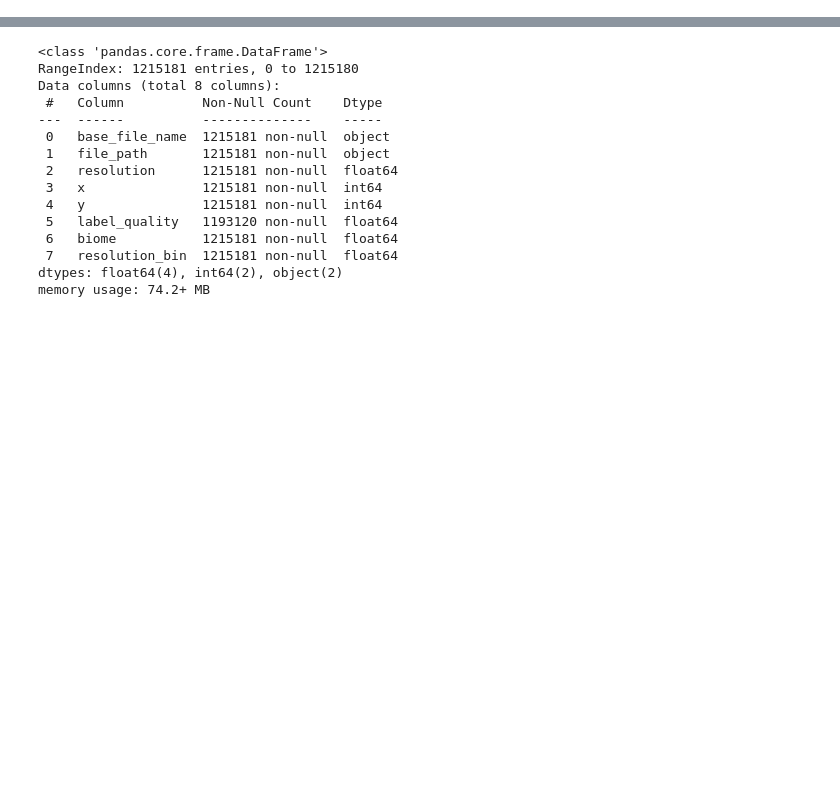
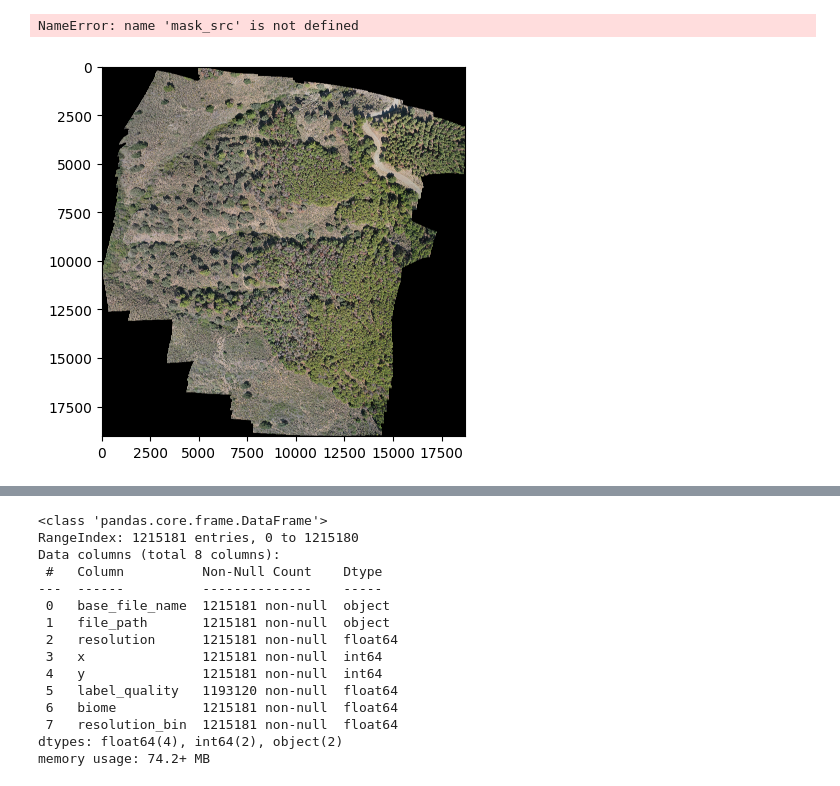
Before and after one commit to jmoeh/standing-deadwood, a Jupyter notebook: notebooks/100_experimentation.ipynb, the cells around one changed output, grey strips where cells are left out. Drawn from its saved outputs; the diff is of its cells as text; code cells hidden in the pictures; blank space fills up the shorter version.

Commit message:
fix: update inference

```diff
--- a/notebooks/100_experimentation.ipynb
+++ b/notebooks/100_experimentation.ipynb
@@ -4,0 +9,8 @@ from collections import Counter
+# %%
+mask_src = rasterio.open(
+    "/net/scratch/jmoehring/inference/100k_samples_biome_stratified_treefold_smallval_testset/uavforsat_2017_CFB050_ortho.tif"
+)
+# %%
+image_src = rasterio.open(
+    "/net/data_ssd/tree_mortality_orthophotos/orthophotos/spain_20_09_2023_south_tejeda_1_ortho.tif"
+)
@@ -4,0 +19,23 @@ from collections import Counter
+# %%
+# Display the image and plot all contours found
+fig, ax = plt.subplots()
+ax.imshow(np.moveaxis(image_src.read(), 0, -1), cmap=plt.cm.gray)
+
+
+# for contour in contours:
+#     ax.plot(contour[:, 1], contour[:, 0], linewidth=2, color="orange")
+
+ax.axis()
+print(mask_src.width)
+print(mask_src.height)
+
+ax.set_xlim(0, image_src.width)
+ax.set_ylim(image_src.height, 0)
+
+# ax.set_xlim(10500, 14500)
+# ax.set_ylim(14500, 10500)
+
+plt.show()
+# %% [output]
+NameError: name 'mask_src' is not defined
+[figure, added]
```
Also changed, not shown: parts of 16 cells of this notebook, 4 other files.
